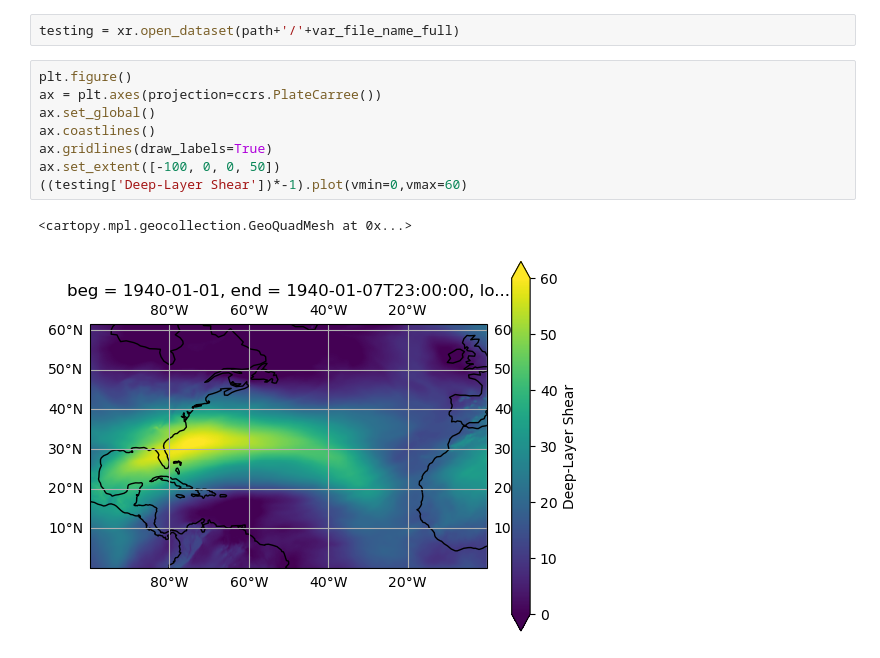
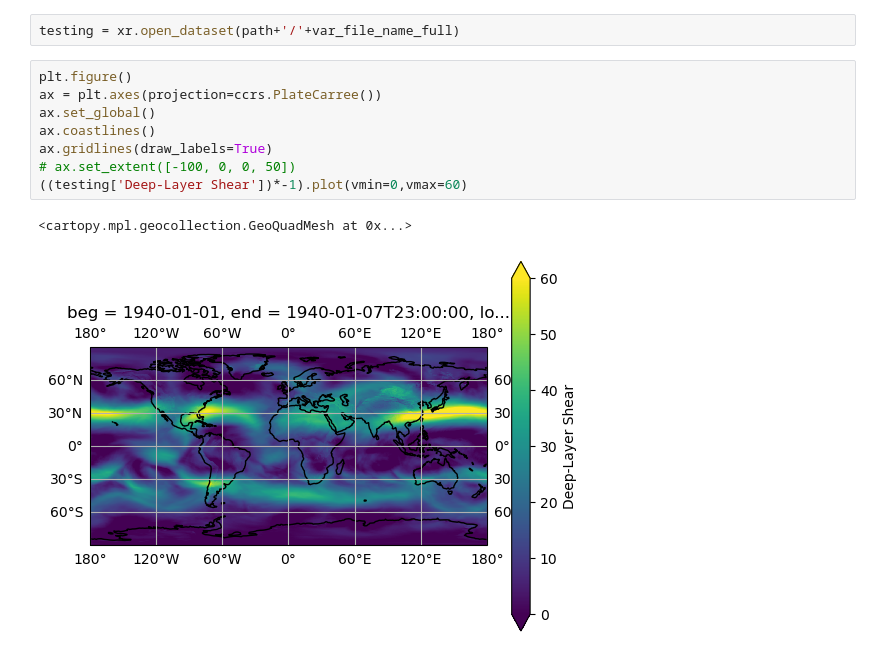
Before and after one commit to a98alvin/TC_Genesis_Index, a Jupyter notebook: Scripts/ERA5 Processing/ERA5Processing.ipynb, the cells around one changed output. Drawn from its saved outputs; the diff is of its cells as text.

```diff
--- a/Scripts/ERA5 Processing/ERA5Processing.ipynb
+++ b/Scripts/ERA5 Processing/ERA5Processing.ipynb
@@ -128,11 +128,11 @@ testing = xr.open_dataset(path+'/'+var_file_name_full)
 # %%
 plt.figure()
 ax = plt.axes(projection=ccrs.PlateCarree())
 ax.set_global()
 ax.coastlines()
 ax.gridlines(draw_labels=True)
-ax.set_extent([-100, 0, 0, 50])
+# ax.set_extent([-100, 0, 0, 50])
 ((testing['Deep-Layer Shear'])*-1).plot(vmin=0,vmax=60)
 # %% [output]
 <cartopy.mpl.geocollection.GeoQuadMesh at 0x...>
-[figure, old version]
+[figure, new version]
```
Also changed, not shown: 1 other file.
